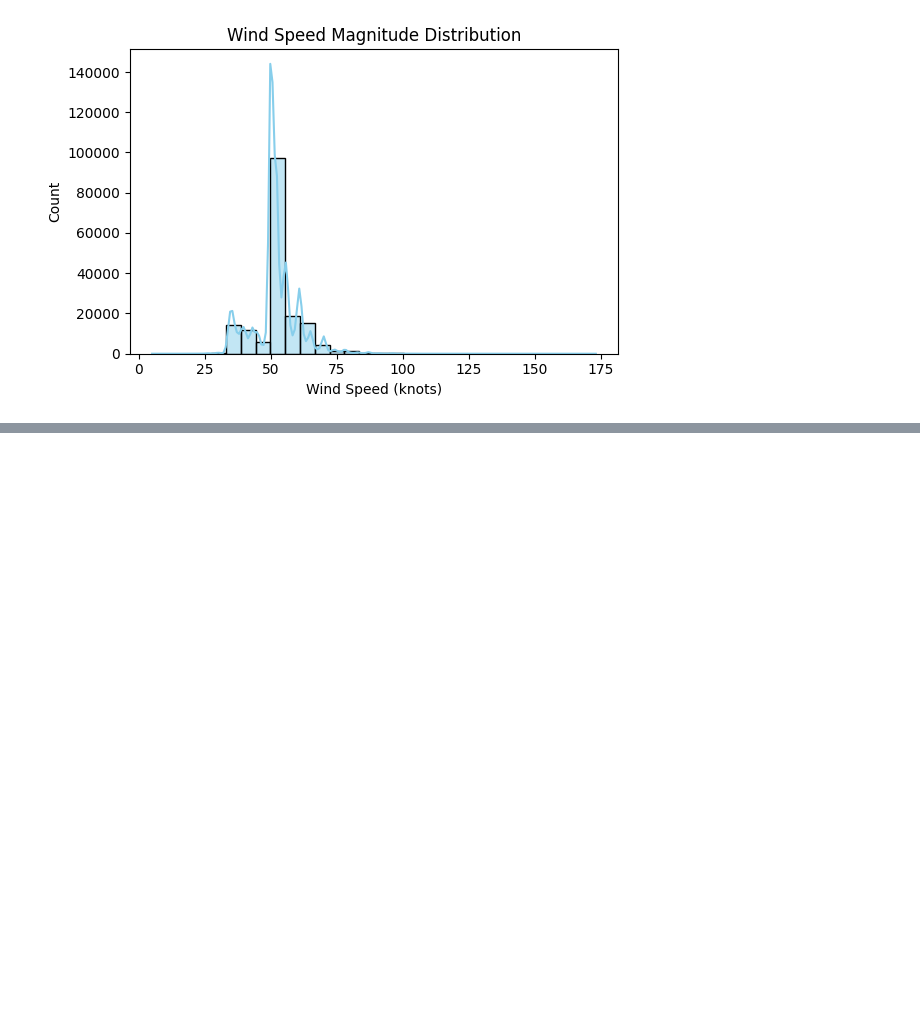
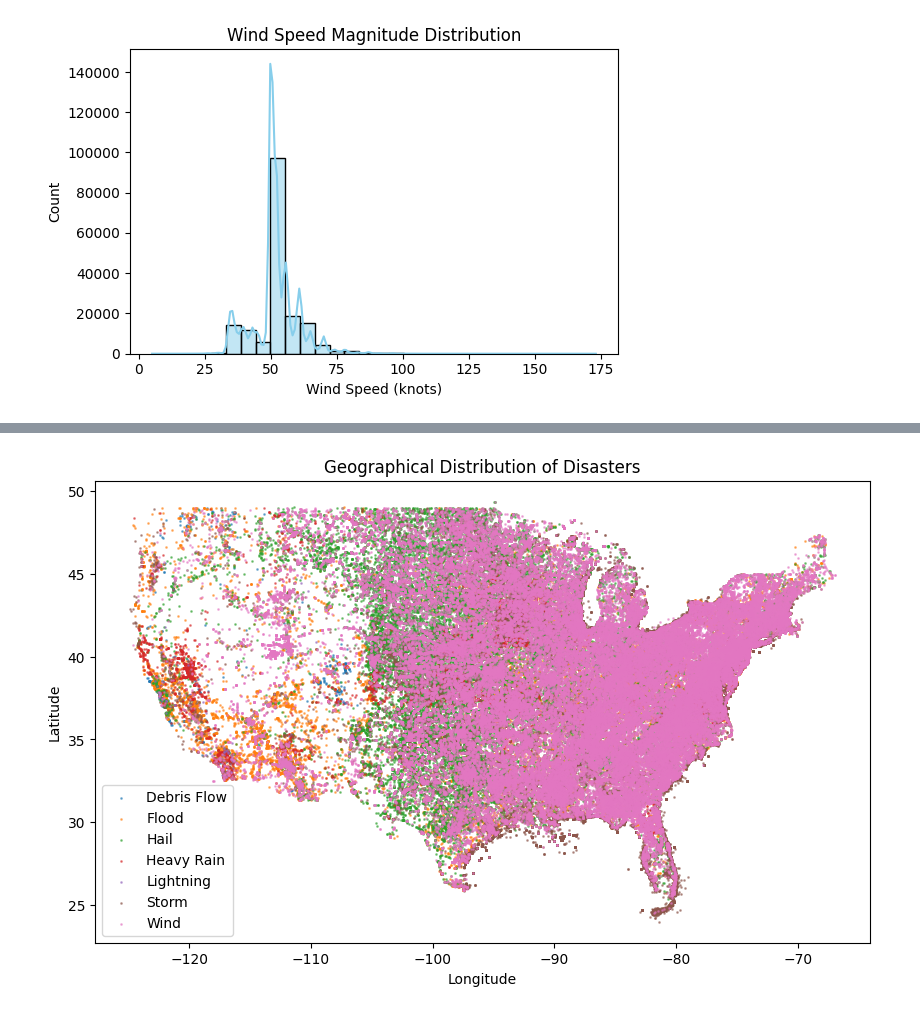
Before and after one commit to mattialodi0/progA3I, a Jupyter notebook: dataset_exploration/disasters_expolarion.ipynb, the cells around one changed output, grey strips where cells are left out. Cells and saved outputs as stored; diff of their text form; code cells hidden in the pictures; blank space fills up the shorter version.

```diff
--- a/dataset_exploration/disasters_expolarion.ipynb
+++ b/dataset_exploration/disasters_expolarion.ipynb
@@ -587,0 +600,15 @@ plt.show()
+# %%
+df_ll = df[['BEGIN_LAT', 'BEGIN_LON', 'EVENT_GROUP']].dropna()
+df_ll = df_ll[(df_ll['BEGIN_LAT'].between(20, 50)) & (df_ll['BEGIN_LON'].between(-130, 50))]
+# %%
+# plot all the lat/long points of the events as a scatter plot, removing non US locations
+plt.figure(figsize=(10,6))
+for event_group, group_data in df_ll.groupby('EVENT_GROUP'):
+    plt.scatter(group_data['BEGIN_LON'], group_data['BEGIN_LAT'], label=event_group, alpha=0.5, s=1)
+plt.xlabel('Longitude')
+plt.ylabel('Latitude')
+plt.title('Geographical Distribution of Disasters')
+plt.legend()
+plt.show()
+# %% [output]
+[figure, added]
```
Also changed, not shown: parts of 3 cells of this notebook.
